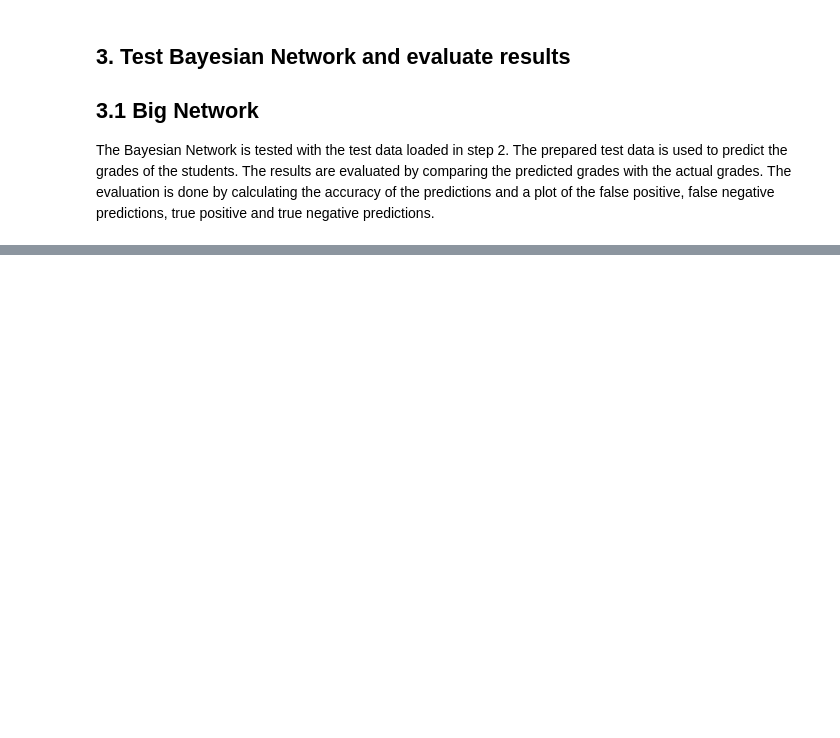
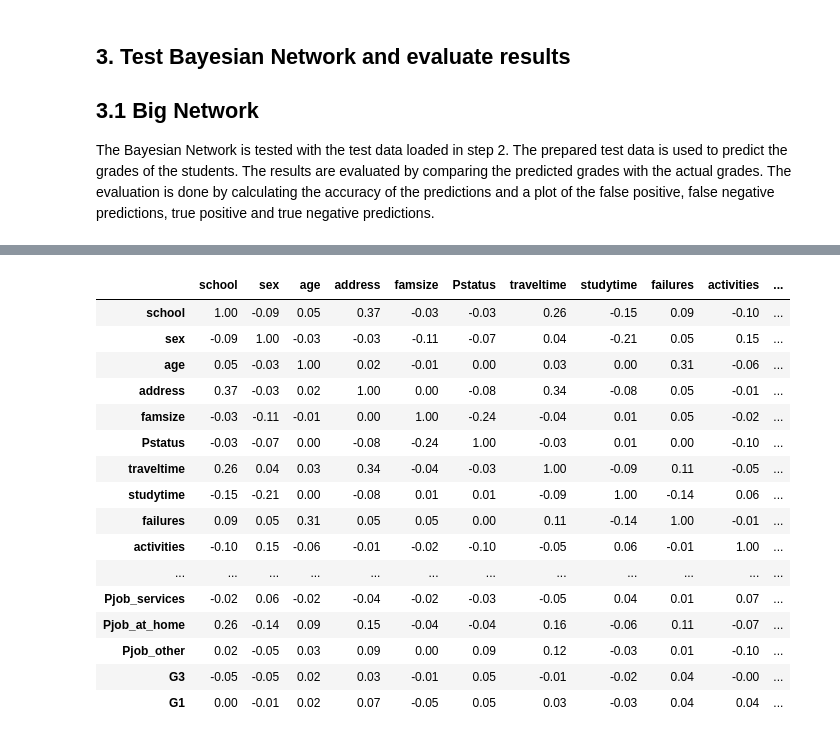
Before and after one commit to Super-T02/ki-bayesian-networks, a Jupyter notebook: src/model.ipynb, the cells around one changed output, grey strips where cells are left out. Saved outputs shown, nothing was run; the diff lists cells and outputs as text; code cells hidden in the pictures; blank space fills up the shorter version.

```diff
--- a/src/model.ipynb
+++ b/src/model.ipynb
@@ -35,9 +35,10 @@ pd.set_option('display.max_columns', 500)
 # Constants
 DATA_PATH = "../data/"
 DOC_PATH = "../doc/"
+MODEL_PATH = "../models/"
 RANDOM_STATE = 12
-SPLIT = 0.5
-NUMBER_CORES = 10 # !IMPORTAN: Set this to the number of cores of your machine for parallelization. It is recommended to use not all cores.
+SPLIT = 1
+NUMBER_CORES = 10 # !IMPORTANT: Set this to the number of cores of your machine for parallelization. It is recommended to use not all cores.
 # %% [markdown]
 ## 2. Load and prepare data
 For the Bayesian Network we need to load the data from the *student-por_2.csv* file. The data is loaded using the *pandas* library. The data is prepared for the training by the following steps:
@@ -435,0 +454,23 @@ F1 score: 0.4924663640224446
+# %%
+analyses_predictions = pd.concat([merged_test, predictions_small], axis=1, join='inner')
+corr_styled = analyses_predictions.corr().style.background_gradient(cmap='RdYlGn', axis=None).set_precision(2)
+# corr_styled.to_excel(DOC_PATH + "correlation-analysis-predicted.xlsx")
+corr_styled
+# %% [output]
+|  | school | sex | age | address | famsize | Pstatus | traveltime | studytime | failures | activities | ... |
+| school | 1.00 | -0.09 | 0.05 | 0.37 | -0.03 | -0.03 | 0.26 | -0.15 | 0.09 | -0.10 | ... |
+| sex | -0.09 | 1.00 | -0.03 | -0.03 | -0.11 | -0.07 | 0.04 | -0.21 | 0.05 | 0.15 | ... |
+| age | 0.05 | -0.03 | 1.00 | 0.02 | -0.01 | 0.00 | 0.03 | 0.00 | 0.31 | -0.06 | ... |
+| address | 0.37 | -0.03 | 0.02 | 1.00 | 0.00 | -0.08 | 0.34 | -0.08 | 0.05 | -0.01 | ... |
+| famsize | -0.03 | -0.11 | -0.01 | 0.00 | 1.00 | -0.24 | -0.04 | 0.01 | 0.05 | -0.02 | ... |
+| Pstatus | -0.03 | -0.07 | 0.00 | -0.08 | -0.24 | 1.00 | -0.03 | 0.01 | 0.00 | -0.10 | ... |
+| traveltime | 0.26 | 0.04 | 0.03 | 0.34 | -0.04 | -0.03 | 1.00 | -0.09 | 0.11 | -0.05 | ... |
+| studytime | -0.15 | -0.21 | 0.00 | -0.08 | 0.01 | 0.01 | -0.09 | 1.00 | -0.14 | 0.06 | ... |
+| failures | 0.09 | 0.05 | 0.31 | 0.05 | 0.05 | 0.00 | 0.11 | -0.14 | 1.00 | -0.01 | ... |
+| activities | -0.10 | 0.15 | -0.06 | -0.01 | -0.02 | -0.10 | -0.05 | 0.06 | -0.01 | 1.00 | ... |
+| ... | ... | ... | ... | ... | ... | ... | ... | ... | ... | ... | ... |
+| Pjob_services | -0.02 | 0.06 | -0.02 | -0.04 | -0.02 | -0.03 | -0.05 | 0.04 | 0.01 | 0.07 | ... |
+| Pjob_at_home | 0.26 | -0.14 | 0.09 | 0.15 | -0.04 | -0.04 | 0.16 | -0.06 | 0.11 | -0.07 | ... |
+| Pjob_other | 0.02 | -0.05 | 0.03 | 0.09 | 0.00 | 0.09 | 0.12 | -0.03 | 0.01 | -0.10 | ... |
+| G3 | -0.05 | -0.05 | 0.02 | 0.03 | -0.01 | 0.05 | -0.01 | -0.02 | 0.04 | -0.00 | ... |
+| G1 | 0.00 | -0.01 | 0.02 | 0.07 | -0.05 | 0.05 | 0.03 | -0.03 | 0.04 | 0.04 | ... |
```
Also changed, not shown: parts of 6 cells of this notebook, 15 other files.
